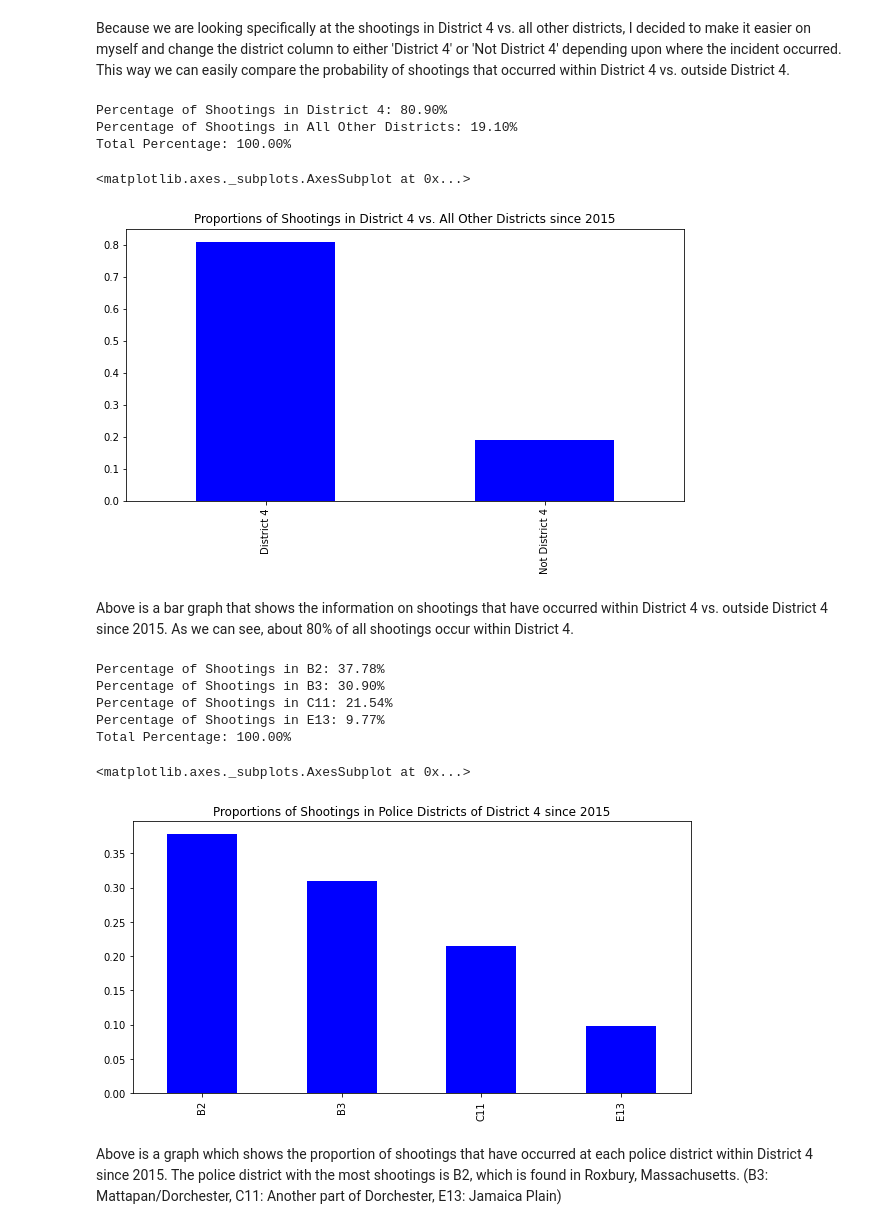
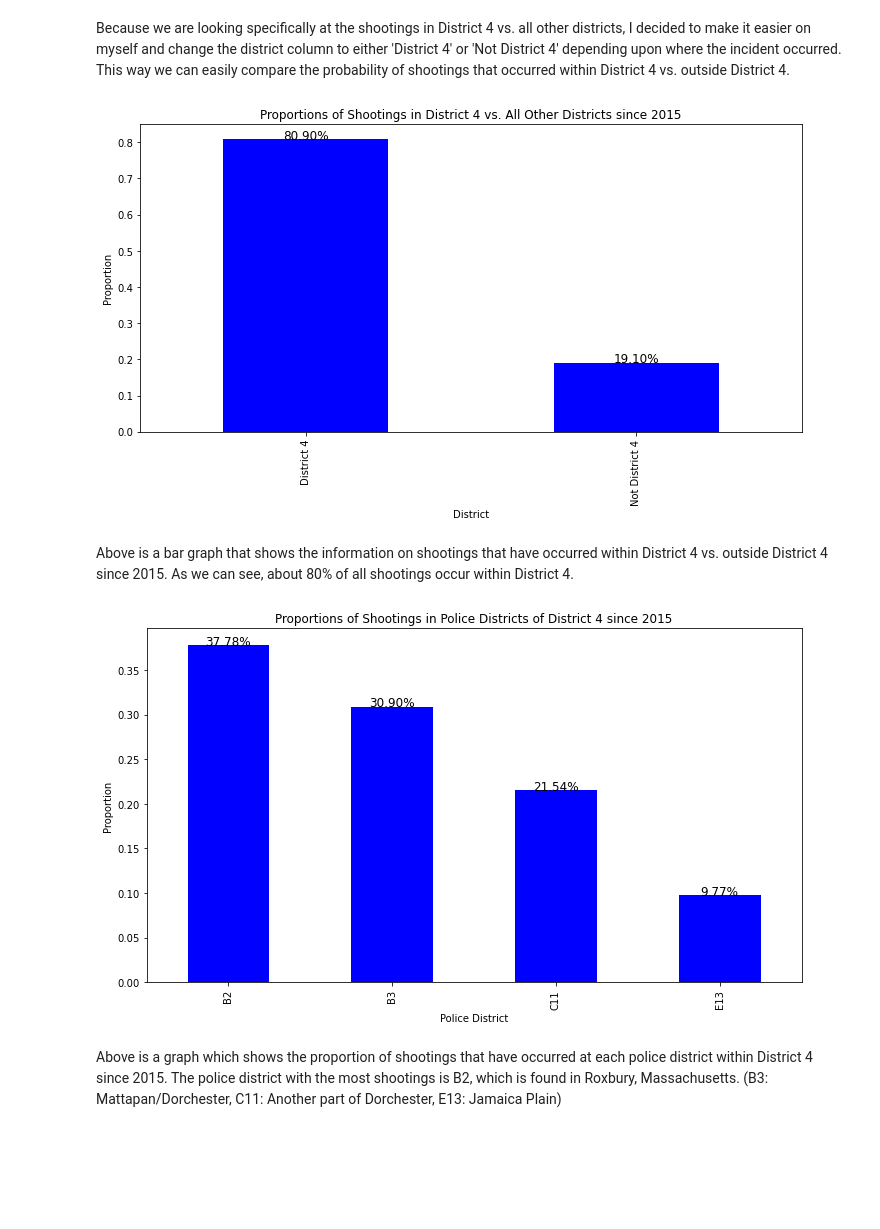
Before and after one commit to BU-Spark/ds-councilor-worrell-gun-violence, a Jupyter notebook: spring23-team-4/deliverables/gun_violence_PatW.ipynb, the cells around one changed output. Cells and saved outputs as stored; diff of their text form; code cells hidden in the pictures; blank space fills up the shorter version.

```diff
--- a/spring23-team-4/deliverables/gun_violence_PatW.ipynb
+++ b/spring23-team-4/deliverables/gun_violence_PatW.ipynb
@@ -46,40 +46,64 @@ df1
 # %% [markdown]
 Because we are looking specifically at the shootings in District 4 vs. all other districts, I decided to make it easier on myself and change the district column to either 'District 4' or 'Not District 4' depending upon where the incident occurred. This way we can easily compare the probability of shootings that occurred within District 4 vs. outside District 4.
 # %%
+# probabilities_sh = df1['district'].value_counts(normalize=True)
+# print('Percentage of Shootings in District 4: %.2f' %(probabilities_sh[0]*100)+'%')
+# print('Percentage of Shootings in All Other Districts: %.2f' % (probabilities_sh[1]*100)+'%')
+# print('Total Percentage: %.2f' % ((probabilities_sh[0] + probabilities_sh[1])*100)+'%')
+
+# probabilities_sh.plot(kind='bar', figsize=(10,5), color='blue', title='Proportions of Shootings in District 4 vs. All Other Districts since 2015')
+
 probabilities_sh = df1['district'].value_counts(normalize=True)
-print('Percentage of Shootings in District 4: %.2f' %(probabilities_sh[0]*100)+'%')
-print('Percentage of Shootings in All Other Districts: %.2f' % (probabilities_sh[1]*100)+'%')
-print('Total Percentage: %.2f' % ((probabilities_sh[0] + probabilities_sh[1])*100)+'%')
 
-probabilities_sh.plot(kind='bar', figsize=(10,5), color='blue', title='Proportions of Shootings in District 4 vs. All Other Districts since 2015')
+fig, ax = plt.subplots(figsize=(10,6))
+probabilities_sh.plot(kind='bar', ax=ax, color='blue')
+ax.set_title('Proportions of Shootings in District 4 vs. All Other Districts since 2015')
+ax.set_xlabel('District')
+ax.set_ylabel('Proportion')
+
+ax.annotate('%.2f%%' % (probabilities_sh[0]*100), xy=(0, probabilities_sh[0]), ha='center', fontsize=12)
+ax.annotate('%.2f%%' % (probabilities_sh[1]*100), xy=(1, probabilities_sh[1]), ha='center', fontsize=12)
+
+plt.tight_layout()
+
+# Change the file path and name to your desired location and file name
+plt.savefig('proportions_of_shootings.png')
 # %% [output]
-Percentage of Shootings in District 4: 80.90%
-Percentage of Shootings in All Other Districts: 19.10%
-Total Percentage: 100.00%
-<matplotlib.axes._subplots.AxesSubplot at 0x...>
-[figure, old version]
+[figure, new version]
 # %% [markdown]
 Above is a bar graph that shows the information on shootings that have occurred within District 4 vs. outside District 4 since 2015. As we can see, about 80% of all shootings occur within District 4.
 # %%
+# sd4_df = shooting_df.copy()
+# sd4_df['district'] = sd4_df['district'].str.replace(other, 'Not District 4')
+# sd4_df.drop(sd4_df[sd4_df['district'] == 'Not District 4'].index, inplace=True)
+# probabilities_sd4 = sd4_df['district'].value_counts(normalize=True)
+# print('Percentage of Shootings in B2: %.2f' % (probabilities_sd4[0]*100)+'%')
+# print('Percentage of Shootings in B3: %.2f' % (probabilities_sd4[1]*100)+'%')
+# print('Percentage of Shootings in C11: %.2f' % (probabilities_sd4[2]*100)+'%')
+# print('Percentage of Shootings in E13: %.2f' % (probabilities_sd4[3]*100)+'%')
+# print('Total Percentage: %.2f' % ((probabilities_sd4[0] + probabilities_sd4[1] + probabilities_sd4[2] + probabilities_sd4[3])*100)+'%')
+
+# probabilities_sd4.plot(kind='bar', figsize=(10,5), color='blue', title='Proportions of Shootings in Police Districts of District 4 since 2015')
+
 sd4_df = shooting_df.copy()
 sd4_df['district'] = sd4_df['district'].str.replace(other, 'Not District 4')
 sd4_df.drop(sd4_df[sd4_df['district'] == 'Not District 4'].index, inplace=True)
 probabilities_sd4 = sd4_df['district'].value_counts(normalize=True)
-print('Percentage of Shootings in B2: %.2f' % (probabilities_sd4[0]*100)+'%')
-print('Percentage of Shootings in B3: %.2f' % (probabilities_sd4[1]*100)+'%')
-print('Percentage of Shootings in C11: %.2f' % (probabilities_sd4[2]*100)+'%')
-print('Percentage of Shootings in E13: %.2f' % (probabilities_sd4[3]*100)+'%')
-print('Total Percentage: %.2f' % ((probabilities_sd4[0] + probabilities_sd4[1] + probabilities_sd4[2] + probabilities_sd4[3])*100)+'%')
 
-probabilities_sd4.plot(kind='bar', figsize=(10,5), color='blue', title='Proportions of Shootings in Police Districts of District 4 since 2015')
+fig, ax = plt.subplots(figsize=(10,6))
+probabilities_sd4.plot(kind='bar', ax=ax, color='blue')
+ax.set_title('Proportions of Shootings in Police Districts of District 4 since 2015')
+ax.set_xlabel('Police District')
+ax.set_ylabel('Proportion')
+
+for i, v in enumerate(probabilities_sd4):
+    ax.annotate('%.2f%%' % (v*100), xy=(i, v), ha='center', fontsize=12)
+
+plt.tight_layout()
+
+plt.savefig('proportions_of_shootings_district4.png')
 # %% [output]
-Percentage of Shootings in B2: 37.78%
-Percentage of Shootings in B3: 30.90%
-Percentage of Shootings in C11: 21.54%
-Percentage of Shootings in E13: 9.77%
-Total Percentage: 100.00%
-<matplotlib.axes._subplots.AxesSubplot at 0x...>
-[figure, old version]
+[figure, new version]
 # %% [markdown]
 Above is a graph which shows the proportion of shootings that have occurred at each police district within District 4 since 2015. The police district with the most shootings is B2, which is found in Roxbury, Massachusetts. (B3: Mattapan/Dorchester, C11: Another part of Dorchester, E13: Jamaica Plain)
 # %%
```
Also changed, not shown: parts of 5 cells of this notebook, 15 other files.
